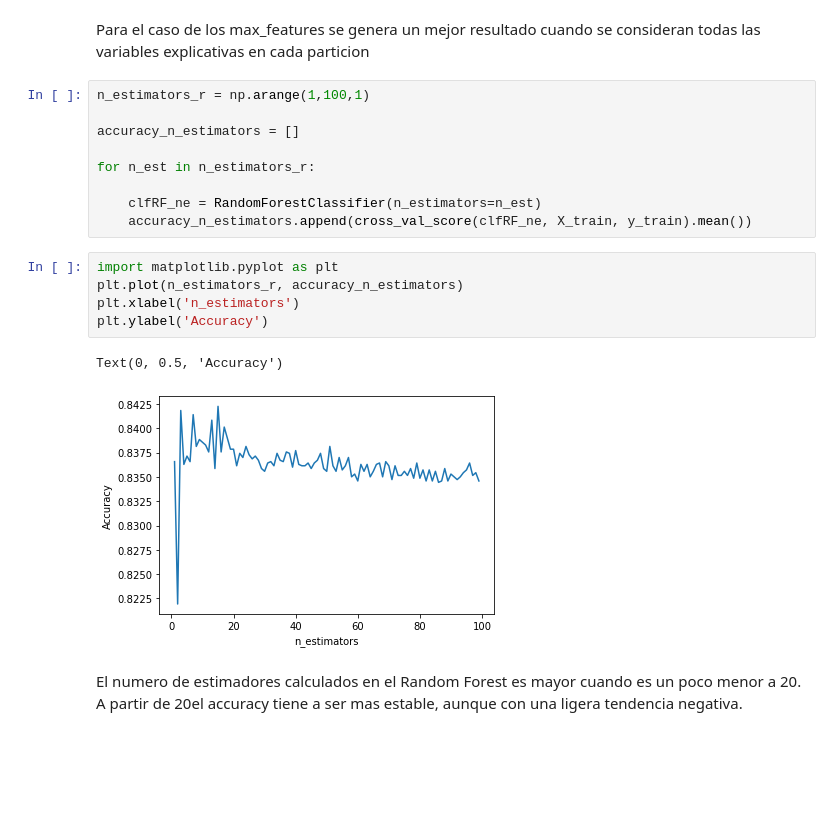
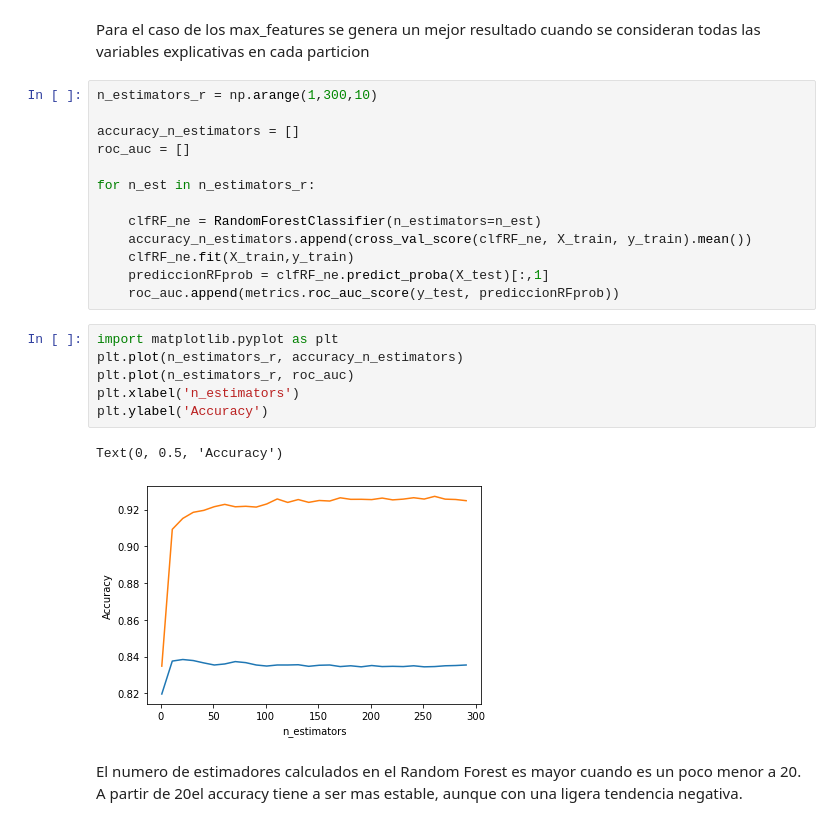
Before and after one commit to js-marin/MIAD_ML_and_NLP, a Jupyter notebook: Semana 2/S2TC1_RandomForests_Boosting.ipynb, the cells around one changed output. Drawn from its saved outputs; the diff is of its cells as text; blank space fills up the shorter version.

```diff
--- a/Semana 2/S2TC1_RandomForests_Boosting.ipynb
+++ b/Semana 2/S2TC1_RandomForests_Boosting.ipynb
@@ -370,22 +370,27 @@ Text(0, 0.5, 'Accuracy')
 # %% [markdown]
 Para el caso de los max_features se genera un mejor resultado cuando se consideran todas las variables explicativas en cada particion
 # %%
-n_estimators_r = np.arange(1,100,1)
+n_estimators_r = np.arange(1,300,10)
 
 accuracy_n_estimators = []
+roc_auc = []
 
 for n_est in n_estimators_r:
 
     clfRF_ne = RandomForestClassifier(n_estimators=n_est)
     accuracy_n_estimators.append(cross_val_score(clfRF_ne, X_train, y_train).mean())
+    clfRF_ne.fit(X_train,y_train)
+    prediccionRFprob = clfRF_ne.predict_proba(X_test)[:,1]
+    roc_auc.append(metrics.roc_auc_score(y_test, prediccionRFprob))
 # %%
 import matplotlib.pyplot as plt
 plt.plot(n_estimators_r, accuracy_n_estimators)
+plt.plot(n_estimators_r, roc_auc)
 plt.xlabel('n_estimators')
 plt.ylabel('Accuracy')
 # %% [output]
 Text(0, 0.5, 'Accuracy')
-[figure, old version]
+[figure, new version]
 # %% [markdown]
 El numero de estimadores calculados en el Random Forest es mayor cuando es un poco menor a 20. A partir de 20el accuracy tiene a ser mas estable, aunque con una ligera tendencia negativa.
 # %%
```
Also changed, not shown: parts of 1 cell of this notebook.
